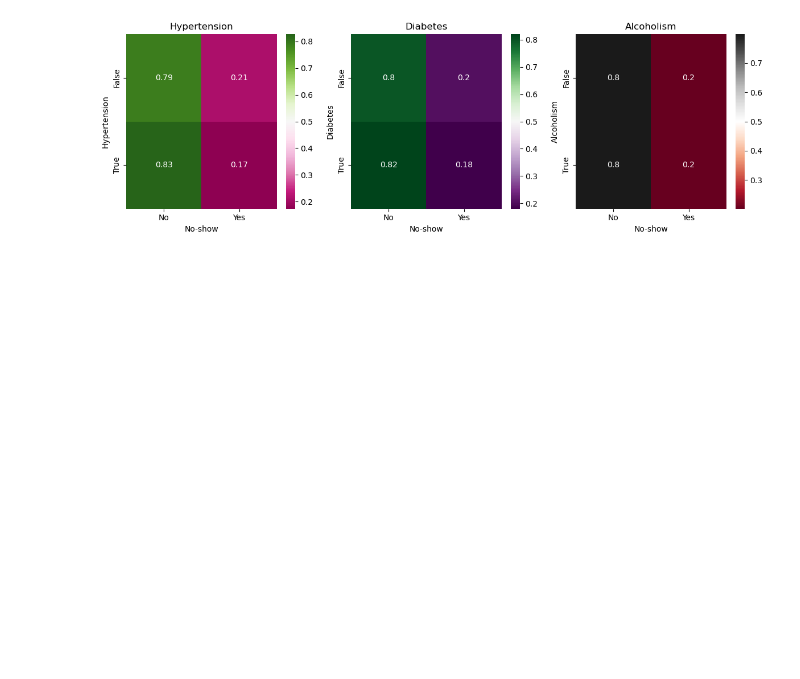
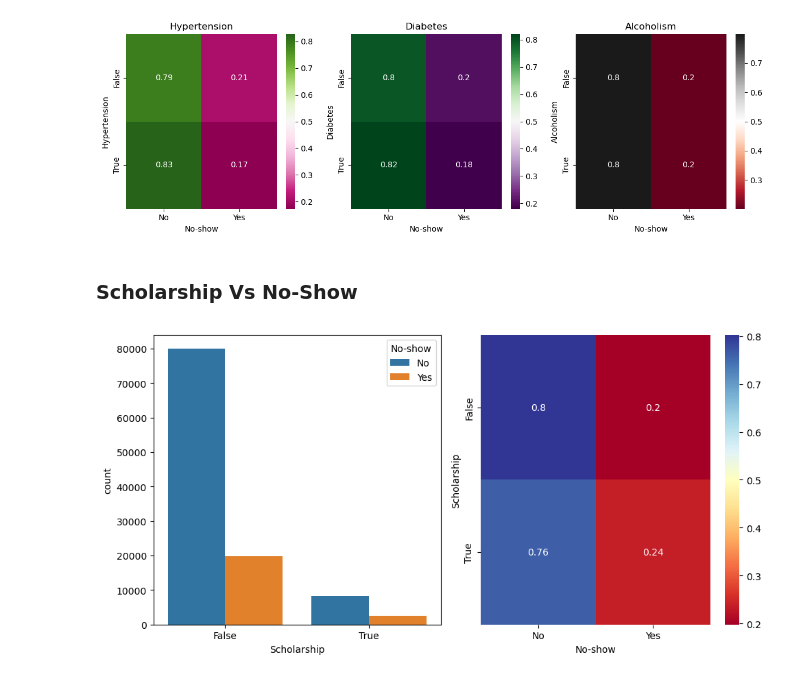
Before and after one commit to Milan1508/HealthCare_Data_Analysis, a Jupyter notebook: healthcare.ipynb, the cells around one changed output. Saved outputs shown, nothing was run; the diff lists cells and outputs as text; code cells hidden in the pictures; blank space fills up the shorter version.

```diff
--- a/healthcare.ipynb
+++ b/healthcare.ipynb
@@ -446,3 +446,17 @@ plt.tight_layout()
 plt.show()
 # %% [output]
 [figure]
+# %% [markdown]
+### Scholarship Vs No-Show
+# %%
+plt.figure(figsize=(10,5))
+plt.subplot(121)
+sns.countplot(base_data,x = 'Scholarship',hue=base_data['No-show'])
+
+plt.subplot(122)
+sns.heatmap(pd.crosstab(base_data['Scholarship'], base_data['No-show'],normalize='index'),cmap="RdYlBu", annot=True)
+
+plt.tight_layout()
+plt.show()
+# %% [output]
+[figure, added]
```
Also changed, not shown: parts of 7 cells of this notebook.
